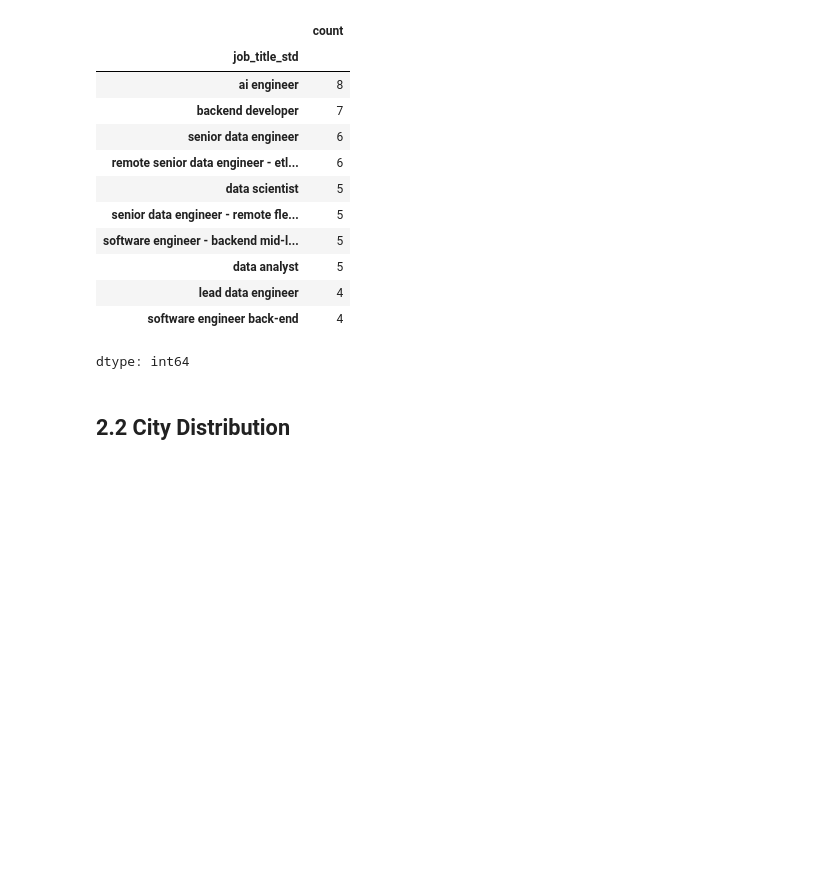
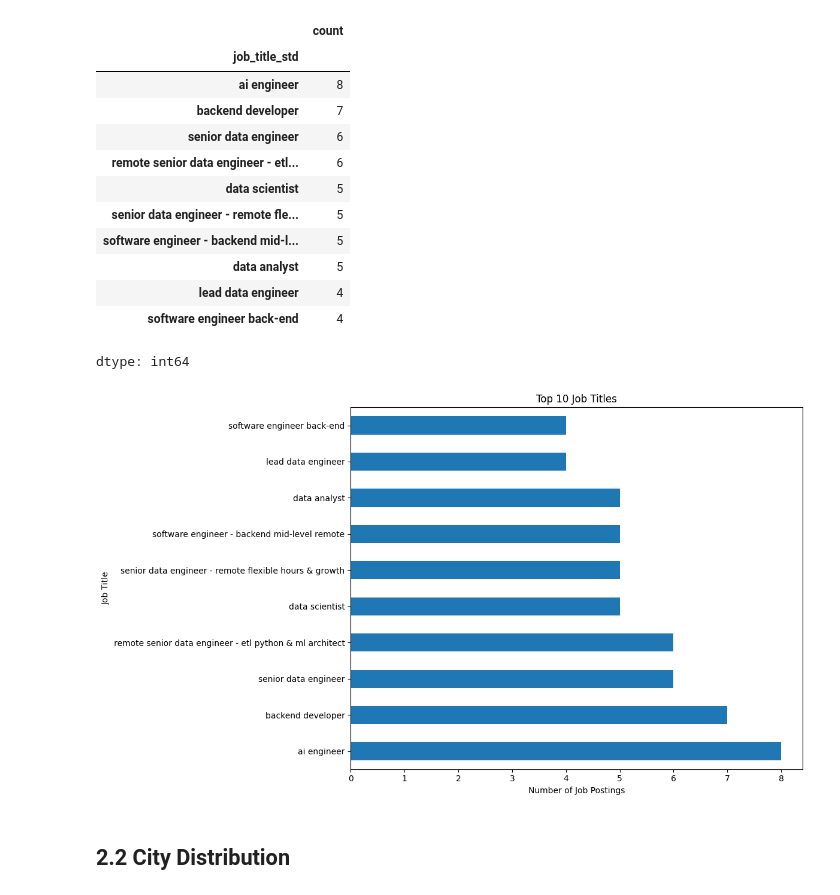
Before and after one commit to SaraAljuraybah/saudi-tech-job-skills-analysis, a Jupyter notebook: notebooks/Data_Cleaning_and_EDA.ipynb, the cells around one changed output. Cells and saved outputs as stored; diff of their text form; code cells hidden in the pictures; blank space fills up the shorter version.

```diff
--- a/notebooks/Data_Cleaning_and_EDA.ipynb
+++ b/notebooks/Data_Cleaning_and_EDA.ipynb
@@ -181,6 +181,23 @@ top_titles
 | lead data engineer | 4 |
 | software engineer back-end | 4 |
 dtype: int64
+# %%
+import matplotlib.pyplot as plt
+
+top_titles = df["job_title_std"].value_counts().head(10)
+
+
+plt.figure(figsize=(12, 7))
+top_titles.plot(kind="barh")
+
+plt.title("Top 10 Job Titles")
+plt.xlabel("Number of Job Postings")
+plt.ylabel("Job Title")
+
+plt.tight_layout()
+plt.show()
+# %% [output]
+[figure, added]
 # %% [markdown]
 ## 2.2 City Distribution
 # %% [markdown]
```
Also changed, not shown: parts of 1 cell of this notebook.
